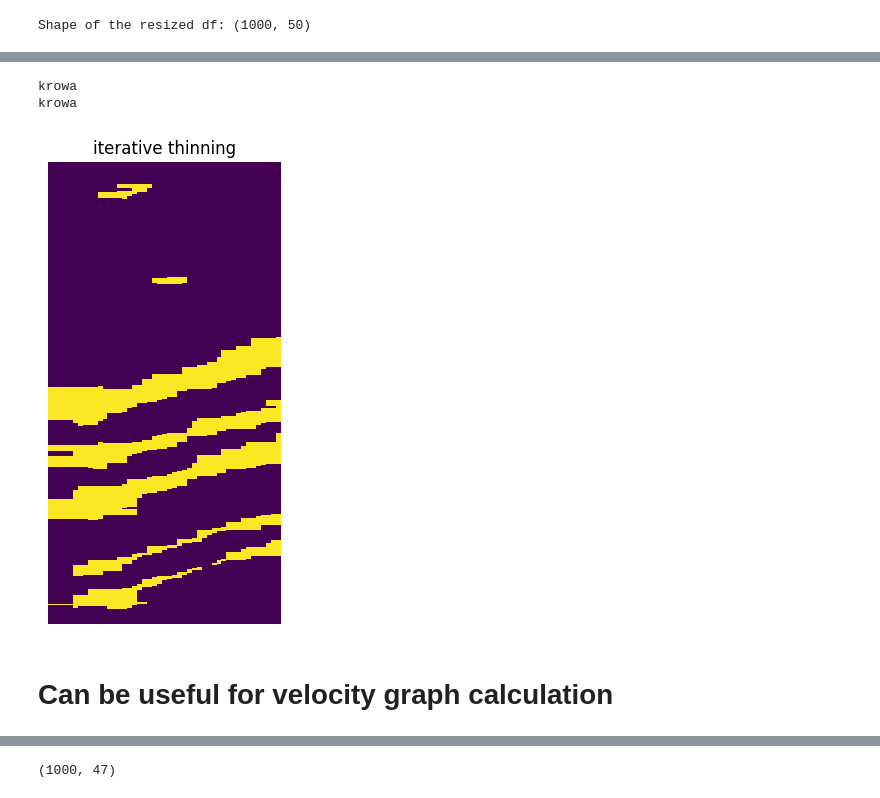
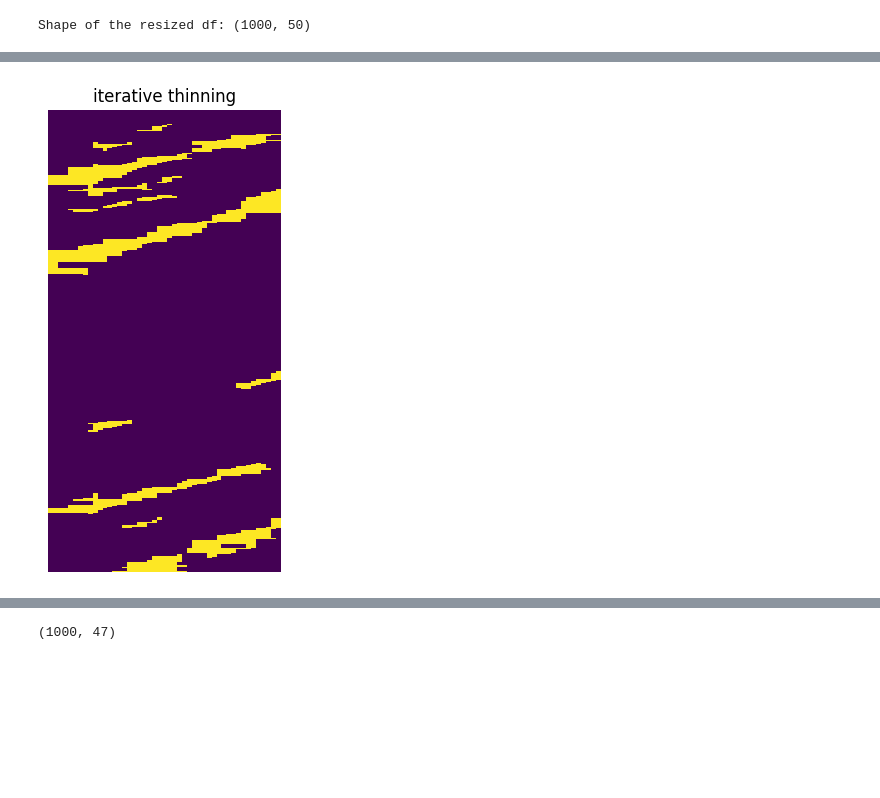
Before and after one commit to mmartyna123/ComputerVision, a Jupyter notebook: Project1/MS-6am-working.ipynb, the cells around one changed output, grey strips where cells are left out. Saved outputs shown, nothing was run; the diff lists cells and outputs as text; code cells hidden in the pictures; blank space fills up the shorter version.

```diff
--- a/Project1/MS-6am-working.ipynb
+++ b/Project1/MS-6am-working.ipynb
@@ -28,11 +28,11 @@ def set_axis(x, no_labels = 7)->tuple[np.array, np.array]:
     x_labels = x[::step_x]
     return x_positions, x_labels
 # %%
-path_out = "./Martyna/"
+# path_out = "./Martyna/"
 # path_out = "./Maria2/"
 # path_out = "./Maria/"
 # path_out = "./Wika/"
-# path_out = "./Mateusz/"
+path_out = "./Mateusz/"
 files = glob.glob(path_out + "*")
 files.sort()
 # %%
@@ -278,13 +278,13 @@ def plot_connected_components(binary_image):
 # plot_connected_components(remove_small)
 # %%
-kernel = np.ones((5,3), np.uint8)
-edges_dilated = cv2.dilate(remove_small, kernel, iterations=2)
-plot_image(edges_dilated, 3, 6, title='dilation')
+# kernel = np.ones((5,3), np.uint8)
+# edges_dilated = cv2.dilate(remove_small, kernel, iterations=2)
+# plot_image(edges_dilated, 3, 6, title='dilation')
 
-kernel = np.ones((3, 3), np.uint8)
-edges_opened = cv2.morphologyEx(remove_small, cv2.MORPH_OPEN, kernel, iterations=1)
-plot_image(edges_opened, 3, 6, title="opening")
+# kernel = np.ones((3, 3), np.uint8)
+# edges_opened = cv2.morphologyEx(remove_small, cv2.MORPH_OPEN, kernel, iterations=1)
+# plot_image(edges_opened, 3, 6, title="opening")
 
-kernel = np.ones((2,2), np.uint8)
-edges_closed = cv2.morphologyEx(edges_dilated, cv2.MORPH_CLOSE, kernel, iterations=1)
-plot_image(edges_closed, 3, 6, title="closing")
+# kernel = np.ones((2,2), np.uint8)
+# edges_closed = cv2.morphologyEx(edges_dilated, cv2.MORPH_CLOSE, kernel, iterations=1)
+# plot_image(edges_closed, 3, 6, title="closing")
@@ -295,4 +291,4 @@ plot_image(edges_closed, 3, 6, title="closing")
 # %%
-kernel = np.ones((1,3), np.uint8)
-edges_eroded = cv2.erode(edges_closed, kernel, iterations=2)
-plot_image(edges_eroded, 3,6,title="eroded thick lines")
+# kernel = np.ones((1,3), np.uint8)
+# edges_eroded = cv2.erode(edges_closed, kernel, iterations=2)
+# plot_image(edges_eroded, 3,6,title="eroded thick lines")
@@ -301,30 +295,22 @@ plot_image(edges_eroded, 3,6,title="eroded thick lines")
 # %%
-import numpy as np
-import matplotlib.pyplot as plt
-
 def erode_wide_lines(binary_image, min_line_width=5, kernel_size=3, iterations=1):
     num_labels, labels = cv2.connectedComponents(binary_image)
     mask = np.zeros_like(binary_image, dtype=np.uint8)
 
     for label in range(1, num_labels):
         region = (labels == label).astype(np.uint8)
         if cv2.countNonZero(region) >= min_line_width:
-            print("krowa")
             mask[region == 1] = 1
 
-    kernel = np.ones((5, 1), np.uint8)
+    kernel = np.ones((5,3), np.uint8)
     eroded_image = cv2.erode(binary_image, kernel, iterations=iterations)
     result_image = np.where(mask == 1, eroded_image, binary_image)
     result_image = (result_image * 255).astype(np.uint8)
 
     return result_image
 
 # Example usage
-iterative_thinning = erode_wide_lines(edges_eroded, min_line_width=3000, kernel_size=3, iterations=5)
+iterative_thinning = erode_wide_lines(remove_small, min_line_width=2500, kernel_size=3, iterations=2)
 plot_image(iterative_thinning, 3, 6, title="iterative thinning")
 # %% [output]
-krowa
-krowa
-[figure, old version]
+[figure, new version]
-# %% [markdown]
-# Can be useful for velocity graph calculation
```
Also changed, not shown: parts of 31 cells of this notebook.
